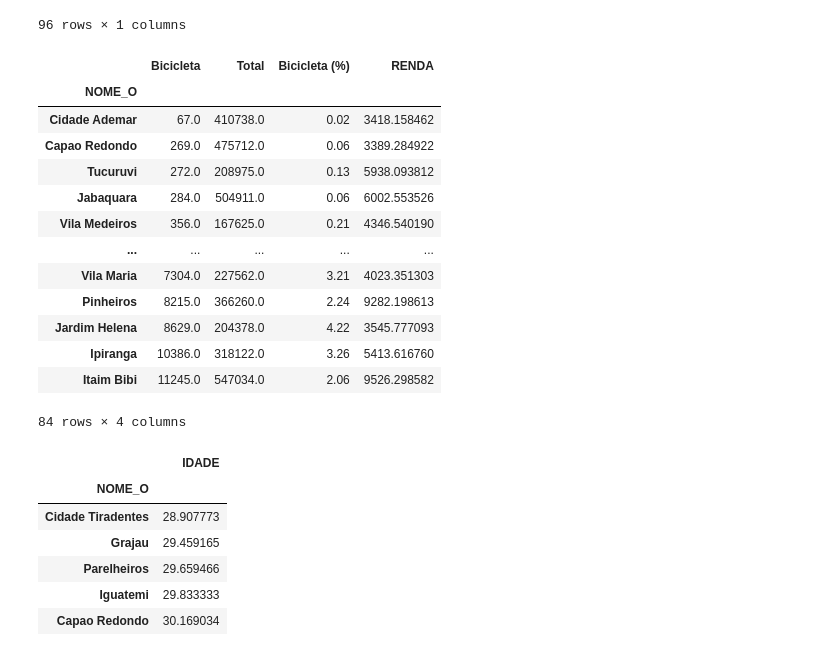
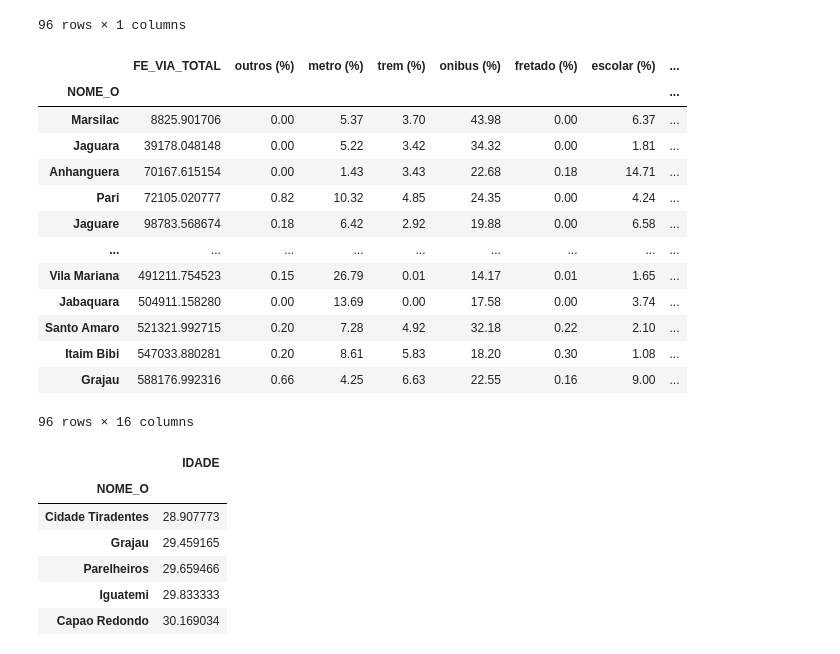
Before and after one commit to ezambomsantana/analise_od, a Jupyter notebook: notebook/Correlation.ipynb, the cells around one changed output. Cells and saved outputs as stored; diff of their text form; code cells hidden in the pictures.

```diff
--- a/notebook/Correlation.ipynb
+++ b/notebook/Correlation.ipynb
@@ -49,7 +49,6 @@ data17['NUM_TRANS'] = data17[['MODO1', 'MODO2','MODO3','MODO4']].count(axis=1)
 
 data17 = calculate_weighted_mean(data17)
 
-data17 = data17[data17['M']]
 
 data17.head()
 # %% [output]
@@ -61,7 +60,7 @@ data17.head()
 | 4 | 1 | 36 | 333743 | 7394463 | 0 | 1 | 1 | 6092017 | 1 | 1 | ... |
 5 rows × 115 columns
 # %%
-modos17 = {0:'outros',1:'metro',2:'trem',3:'metro',4:'onibus',5:'onibus',6:'onibus',7:'fretado', 8:'escolar',9:'carro-dirigindo', 10: 'carro-passageiro', 11:'taxi', 12:'taxi-nao-convencional', 13:'moto', 14:'moto-passageiro', 15:'bicicleta', 16:'pe', 17: 'outros'}
+modos17 = {0:'outros',1:'metro',2:'trem',3:'metro 2',4:'onibus',5:'onibus',6:'onibus',7:'fretado', 8:'escolar',9:'carro-dirigindo', 10: 'carro-passageiro', 11:'taxi', 12:'taxi-nao-convencional', 13:'moto', 14:'moto-passageiro', 15:'bicicleta', 16:'pe', 17: 'outros'}
 data17['MODOPRIN'] = data17['MODOPRIN'].replace(modos17)
 
 data17['MODOPRIN'].head()
@@ -111,0 +74,34 @@ modo_distri.sort_values(by=['Bicicleta (%)']).tail(10)
+# %%
+distrito = data17[['NOME_O', 'FE_VIA']].groupby(['NOME_O']).sum().sort_values(by=['FE_VIA']).reset_index()
+distrito.columns = ['NOME_O', 'FE_VIA_TOTAL']
+distrito = distrito.set_index('NOME_O')
+
+distri_final = distrito
+
+modos17 = {0:'outros',1:'metro',2:'trem',4:'onibus',7:'fretado', 8:'escolar',9:'carro-dirigindo',
+           10: 'carro-passageiro', 11:'taxi', 12:'taxi-nao-convencional', 13:'moto', 14:'moto-passageiro',
+           15:'bicicleta', 16:'pe'}
+
+
+for modo in list(modos17.values()):
+    modo_distri = data17[['MODOPRIN', 'NOME_O', 'FE_VIA']].groupby(['MODOPRIN','NOME_O']).sum().sort_values(by=['FE_VIA']).reset_index()
+    modo_distri.columns = ['MODOPRIN', 'NOME_O', 'FE_VIA_MODO']
+    modo_distri = modo_distri[modo_distri['MODOPRIN'] == modo]
+
+    modo_distri = modo_distri.set_index('NOME_O')
+
+    modo_distri = distrito.join(modo_distri)
+
+    modo_distri = modo_distri.drop(['MODOPRIN'], axis=1)
+    modo_distri['PORCETAGEM'] = modo_distri['FE_VIA_MODO'] / modo_distri['FE_VIA_TOTAL'] * 100
+    modo_distri.columns = [modo, modo + 'Total', modo + ' (%)']
+    modo_distri = modo_distri.drop([modo + 'Total'], axis=1)
+    modo_distri = modo_distri.round(2)
+    modo_distri[modo] = modo_distri[modo].round(0)
+    modo_distri = modo_distri.drop([modo], axis=1)
+
+    modo_distri = modo_distri.fillna(0)
+
+    distri_final  = distri_final.join(modo_distri)
+
+distri_final.tail(10)
@@ -131,23 +140,23 @@ distrito_renda
 | Morumbi | 12116.655444 |
 96 rows × 1 columns
 # %%
-join = modo_distri.join(distrito_renda)
+join = distri_final.join(distrito_renda)
 join
 # %% [output]
-|  | Bicicleta | Total | Bicicleta (%) | RENDA |
-| NOME_O |  |  |  |  |
-| Cidade Ademar | 67.0 | 410738.0 | 0.02 | 3418.158462 |
-| Capao Redondo | 269.0 | 475712.0 | 0.06 | 3389.284922 |
-| Tucuruvi | 272.0 | 208975.0 | 0.13 | 5938.093812 |
-| Jabaquara | 284.0 | 504911.0 | 0.06 | 6002.553526 |
-| Vila Medeiros | 356.0 | 167625.0 | 0.21 | 4346.540190 |
-| ... | ... | ... | ... | ... |
-| Vila Maria | 7304.0 | 227562.0 | 3.21 | 4023.351303 |
-| Pinheiros | 8215.0 | 366260.0 | 2.24 | 9282.198613 |
-| Jardim Helena | 8629.0 | 204378.0 | 4.22 | 3545.777093 |
-| Ipiranga | 10386.0 | 318122.0 | 3.26 | 5413.616760 |
-| Itaim Bibi | 11245.0 | 547034.0 | 2.06 | 9526.298582 |
+|  | FE_VIA_TOTAL | outros (%) | metro (%) | trem (%) | onibus (%) | fretado (%) | escolar (%) | ... |
+| NOME_O |  |  |  |  |  |  |  | ... |
+| Marsilac | 8825.901706 | 0.00 | 5.37 | 3.70 | 43.98 | 0.00 | 6.37 | ... |
+| Jaguara | 39178.048148 | 0.00 | 5.22 | 3.42 | 34.32 | 0.00 | 1.81 | ... |
+| Anhanguera | 70167.615154 | 0.00 | 1.43 | 3.43 | 22.68 | 0.18 | 14.71 | ... |
+| Pari | 72105.020777 | 0.82 | 10.32 | 4.85 | 24.35 | 0.00 | 4.24 | ... |
+| Jaguare | 98783.568674 | 0.18 | 6.42 | 2.92 | 19.88 | 0.00 | 6.58 | ... |
+| ... | ... | ... | ... | ... | ... | ... | ... | ... |
+| Vila Mariana | 491211.754523 | 0.15 | 26.79 | 0.01 | 14.17 | 0.01 | 1.65 | ... |
+| Jabaquara | 504911.158280 | 0.00 | 13.69 | 0.00 | 17.58 | 0.00 | 3.74 | ... |
+| Santo Amaro | 521321.992715 | 0.20 | 7.28 | 4.92 | 32.18 | 0.22 | 2.10 | ... |
+| Itaim Bibi | 547033.880281 | 0.20 | 8.61 | 5.83 | 18.20 | 0.30 | 1.08 | ... |
+| Grajau | 588176.992316 | 0.66 | 4.25 | 6.63 | 22.55 | 0.16 | 9.00 | ... |
-84 rows × 4 columns
+96 rows × 16 columns
 # %%
 
 distrito_idade = data17[['NOME_O', 'IDADE']].groupby(['NOME_O']).mean().sort_values(by=['IDADE']).reset_index()
```
Also changed, not shown: parts of 6 cells of this notebook, 3 other files.
